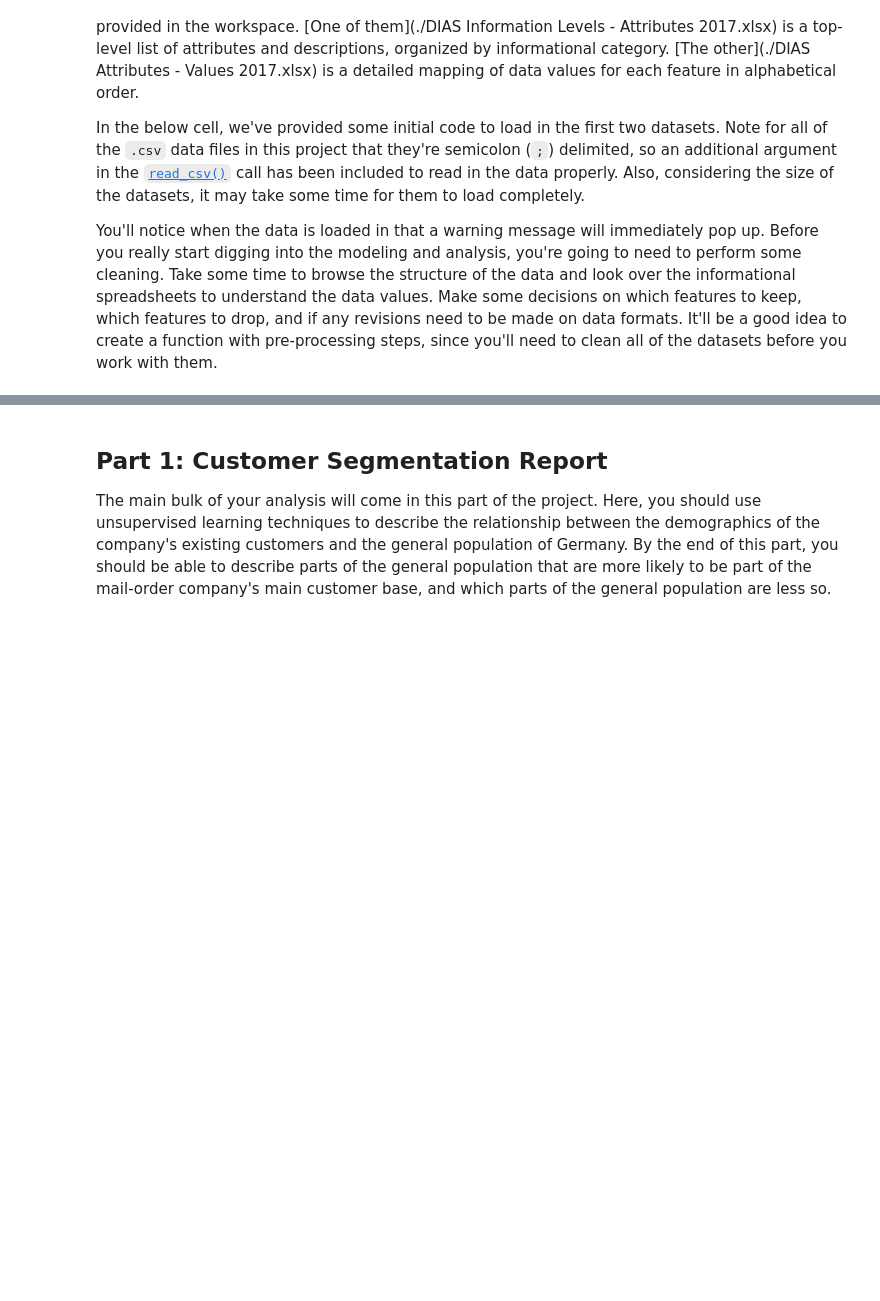
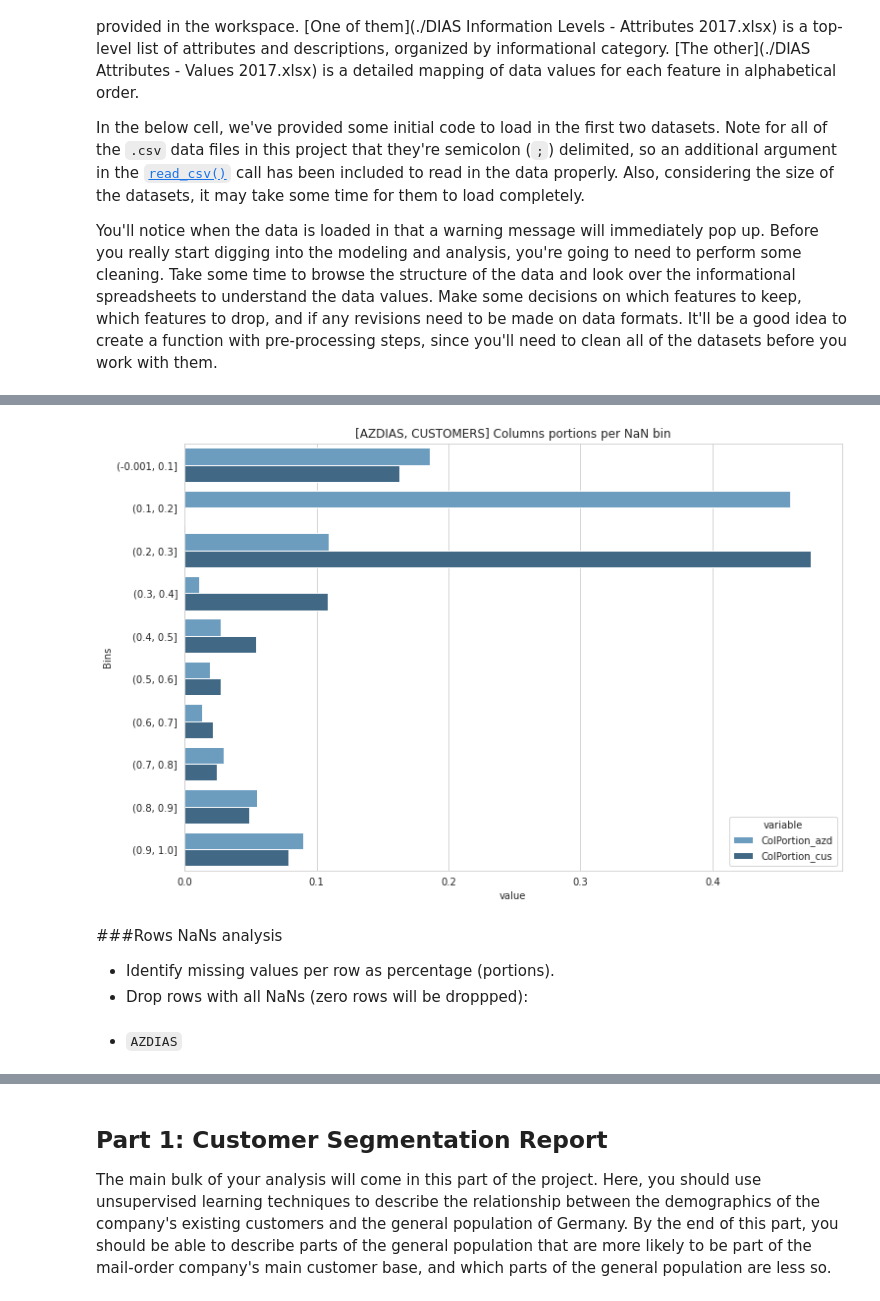
Before and after one commit to chrisliatas/dsnd-customer-segmentation, a Jupyter notebook: Arvato Project Workbook.ipynb, the cells around one changed output, grey strips where cells are left out. Drawn from its saved outputs; the diff is of its cells as text; code cells hidden in the pictures; blank space fills up the shorter version.

```diff
--- a/Arvato Project Workbook.ipynb
+++ b/Arvato Project Workbook.ipynb
@@ -98,0 +990,8 @@ def load_df(csvfile: str, sep: str =';', idx_type: Union[Dict, None]=None) -> pd
+# %%
+azd_col_nan_bins = azdias_nans.NaNportions.value_counts(bins=np.linspace(0, 1, 11), sort=False)
+
+azd_col_nan_bins = azd_col_nan_bins.rename_axis("Bins").reset_index(name="Count")
+
+azd_col_nan_bins["ColPortion"] = azd_col_nan_bins.Count / azdias.shape[1]
+
+azd_col_nan_bins
@@ -98,0 +1018,8 @@ def load_df(csvfile: str, sep: str =';', idx_type: Union[Dict, None]=None) -> pd
+# %%
+cus_col_nan_bins = cus_df_nans.NaNportions.value_counts(bins=np.linspace(0, 1, 11), sort=False)
+
+cus_col_nan_bins = cus_col_nan_bins.rename_axis("Bins").reset_index(name="Count")
+
+cus_col_nan_bins["ColPortion"] = cus_col_nan_bins.Count / custrs.shape[1]
+
+cus_col_nan_bins
@@ -98,0 +1048,4 @@ def load_df(csvfile: str, sep: str =';', idx_type: Union[Dict, None]=None) -> pd
+# %%
+merge_col_nan_bins = pd.merge(azd_col_nan_bins, cus_col_nan_bins, on='Bins', suffixes=("_azd", "_cus"))
+
+merge_col_nan_bins.head()
@@ -98,0 +1059,3 @@ def load_df(csvfile: str, sep: str =';', idx_type: Union[Dict, None]=None) -> pd
+# %%
+cols_nan_portns_melt = merge_col_nan_bins[['Bins', 'ColPortion_azd', 'ColPortion_cus']].melt(id_vars=('Bins'))
+cols_nan_portns_melt.head()
@@ -98,0 +1069,12 @@ def load_df(csvfile: str, sep: str =';', idx_type: Union[Dict, None]=None) -> pd
+# %%
+with sns.axes_style("whitegrid"):
+    plt.figure(figsize=(12,8))
+    sns.barplot(data=cols_nan_portns_melt, x="value", y="Bins", hue="variable", palette="Blues_d").set(title='[AZDIAS, CUSTOMERS] Columns portions per NaN bin')
+    # sns.barplot(data=azd_col_nan_bins, x="ColPortion", y="Bins", color='royalblue').set(title='[AZDIAS] Columns portion per NaN bin')
+# %% [output]
+[figure, added]
+# %% [markdown]
+###Rows NaNs analysis
+
+* Identify missing values per row as percentage (portions).
+* Drop rows with all NaNs (zero rows will be droppped):
@@ -98,0 +1115,2 @@ def load_df(csvfile: str, sep: str =';', idx_type: Union[Dict, None]=None) -> pd
+# %% [markdown]
+* `AZDIAS`
```
Also changed, not shown: parts of 218 cells of this notebook, 1 other file.
